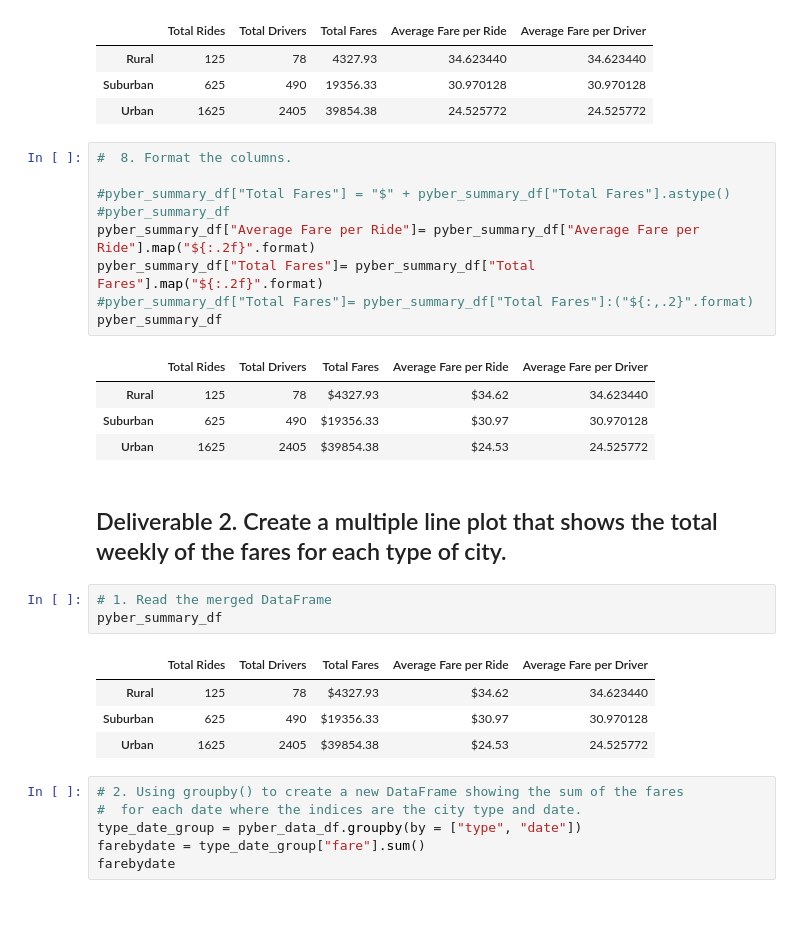
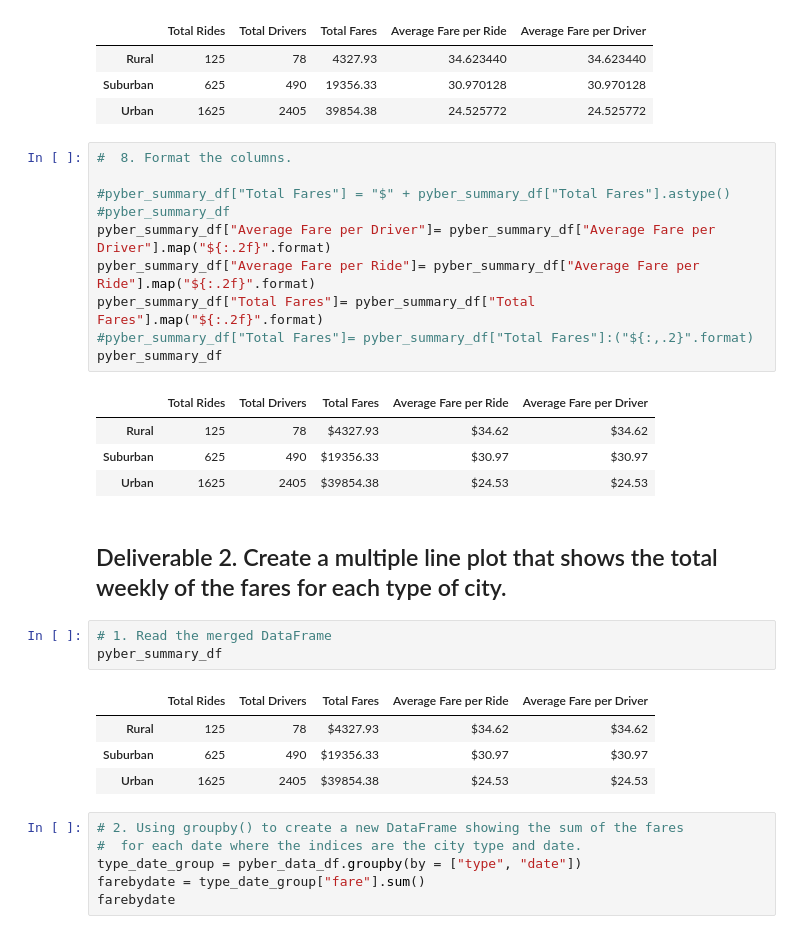
Before and after one commit to Mattiejordan/PyBer_Analysis, a Jupyter notebook: PyBer_Challenge.ipynb, the cells around one changed output. Cells and saved outputs as stored; diff of their text form.

```diff
--- a/PyBer_Challenge.ipynb
+++ b/PyBer_Challenge.ipynb
@@ -170,17 +170,18 @@ pyber_summary_df
 # %%
 #  8. Format the columns.
 
 #pyber_summary_df["Total Fares"] = "$" + pyber_summary_df["Total Fares"].astype()
 #pyber_summary_df
+pyber_summary_df["Average Fare per Driver"]= pyber_summary_df["Average Fare per Driver"].map("${:.2f}".format)
 pyber_summary_df["Average Fare per Ride"]= pyber_summary_df["Average Fare per Ride"].map("${:.2f}".format)
 pyber_summary_df["Total Fares"]= pyber_summary_df["Total Fares"].map("${:.2f}".format)
 #pyber_summary_df["Total Fares"]= pyber_summary_df["Total Fares"]:("${:,.2}".format)
 pyber_summary_df
 # %% [output]
 |  | Total Rides | Total Drivers | Total Fares | Average Fare per Ride | Average Fare per Driver |
-| Rural | 125 | 78 | $4327.93 | $34.62 | 34.623440 |
-| Suburban | 625 | 490 | $19356.33 | $30.97 | 30.970128 |
-| Urban | 1625 | 2405 | $39854.38 | $24.53 | 24.525772 |
+| Rural | 125 | 78 | $4327.93 | $34.62 | $34.62 |
+| Suburban | 625 | 490 | $19356.33 | $30.97 | $30.97 |
+| Urban | 1625 | 2405 | $39854.38 | $24.53 | $24.53 |
 # %% [markdown]
 ## Deliverable 2.  Create a multiple line plot that shows the total weekly of the fares for each type of city.
 # %%
@@ -188,9 +189,9 @@ pyber_summary_df
 pyber_summary_df
 # %% [output]
 |  | Total Rides | Total Drivers | Total Fares | Average Fare per Ride | Average Fare per Driver |
-| Rural | 125 | 78 | $4327.93 | $34.62 | 34.623440 |
-| Suburban | 625 | 490 | $19356.33 | $30.97 | 30.970128 |
-| Urban | 1625 | 2405 | $39854.38 | $24.53 | 24.525772 |
+| Rural | 125 | 78 | $4327.93 | $34.62 | $34.62 |
+| Suburban | 625 | 490 | $19356.33 | $30.97 | $30.97 |
+| Urban | 1625 | 2405 | $39854.38 | $24.53 | $24.53 |
 # %%
 # 2. Using groupby() to create a new DataFrame showing the sum of the fares
 #  for each date where the indices are the city type and date.
```
Also changed, not shown: parts of 1 cell of this notebook, 1 other file.
